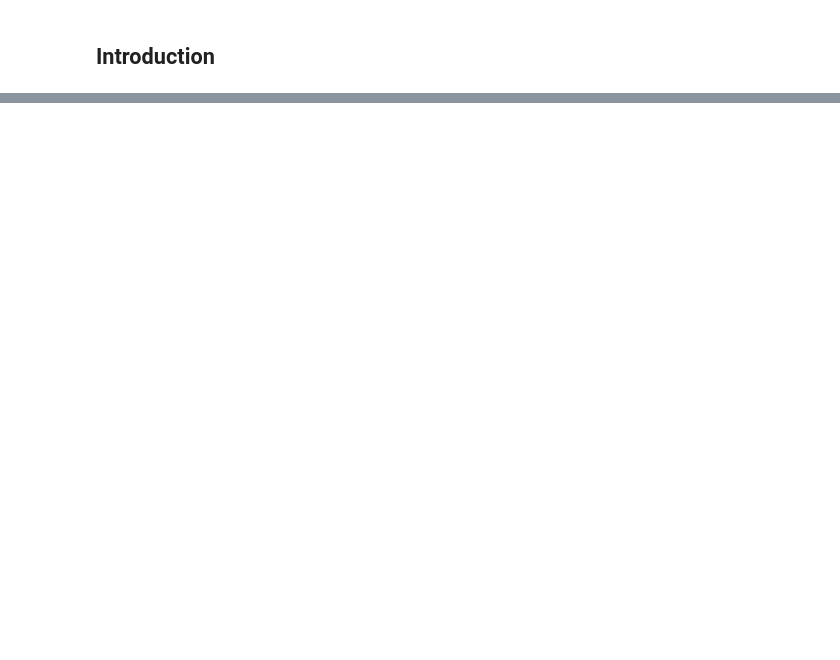
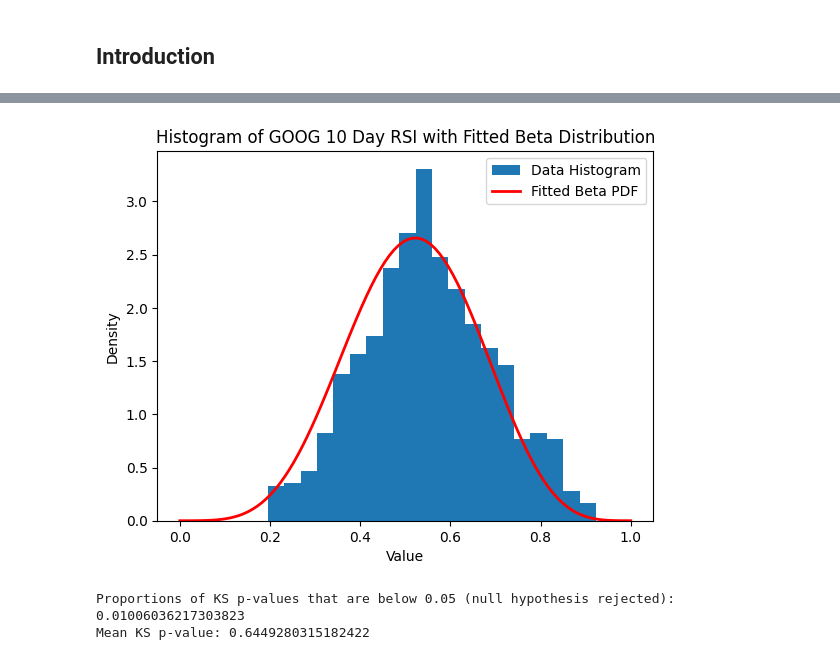
Before and after one commit to BenJonesData/algo-trading-playground, a Jupyter notebook: notebooks/03_rsi_analysis.ipynb, the cells around one changed output, grey strips where cells are left out. Saved outputs shown, nothing was run; the diff lists cells and outputs as text; code cells hidden in the pictures; blank space fills up the shorter version.

```diff
--- a/notebooks/03_rsi_analysis.ipynb
+++ b/notebooks/03_rsi_analysis.ipynb
@@ -88,0 +164,22 @@ plt.show()
+# %%
+# first we scake and prepare the data
+GOOG_scaled_rsi = data.loc['BRO', 'rsi'] / 100
+GOOG_scaled_rsi = GOOG_scaled_rsi.replace(1.0, 0.9999) # beta distribution does not support values >=1
+GOOG_scaled_rsi = np.array(GOOG_scaled_rsi).flatten()
+
+# now fit a beta distribution
+a_GOOG, b_GOOG, loc_GOOG, scale_GOOG = beta.fit(GOOG_scaled_rsi)
+# %%
+x = np.linspace(0, 1, 100)
+GOOG_pdf_fitted = beta.pdf(x, a_GOOG, b_GOOG, loc=loc_GOOG, scale=scale_GOOG)
+
+plt.hist(GOOG_scaled_rsi, bins=20, density=True, label='Data Histogram')
+plt.plot(x, pdf_fitted, 'r-', lw=2, label='Fitted Beta PDF')
+
+plt.xlabel('Value')
+plt.ylabel('Density')
+plt.title('Histogram of GOOG 10 Day RSI with Fitted Beta Distribution')
+plt.legend()
+plt.show()
+# %% [output]
+[figure, added]
@@ -88,0 +198,9 @@ plt.show()
+# %%
+reject_proportion = np.mean(ks_pvalues < np.float64(0.05))
+mean_ks_pvalue = np.mean(ks_pvalues)
+
+print(f"Proportions of KS p-values that are below 0.05 (null hypothesis rejected): {reject_proportion}")
+print(f"Mean KS p-value: {mean_ks_pvalue}")
+# %% [output]
+Proportions of KS p-values that are below 0.05 (null hypothesis rejected): 0.01006036217303823
+Mean KS p-value: 0.6449280315182422
```
Also changed, not shown: parts of 26 cells of this notebook.
